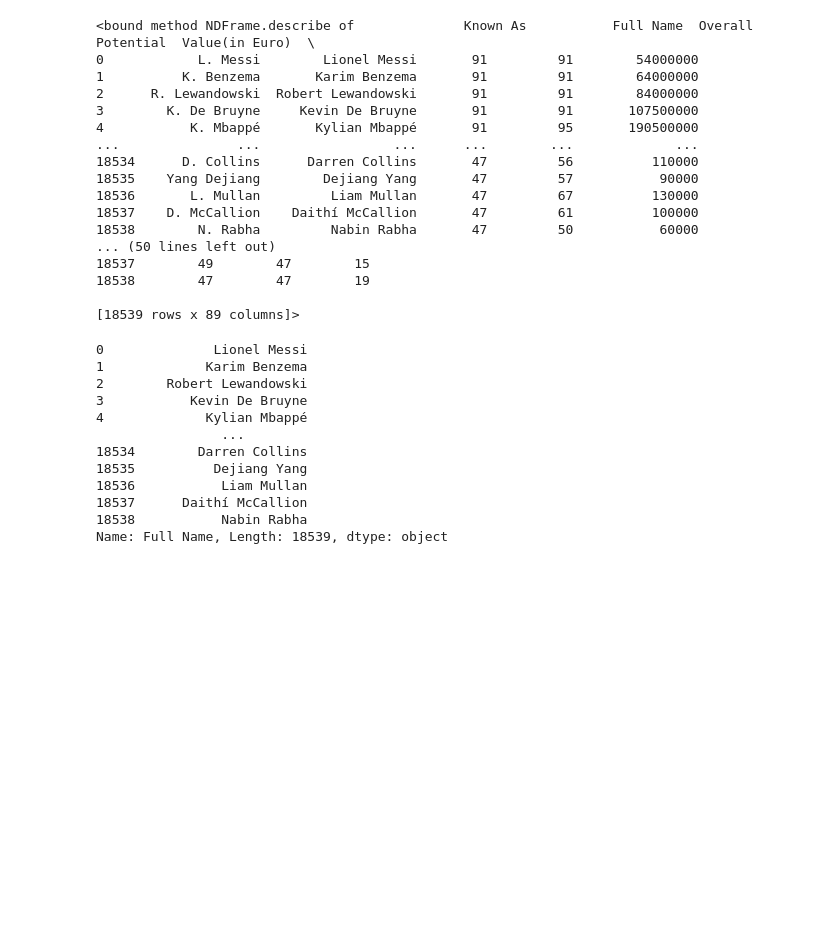
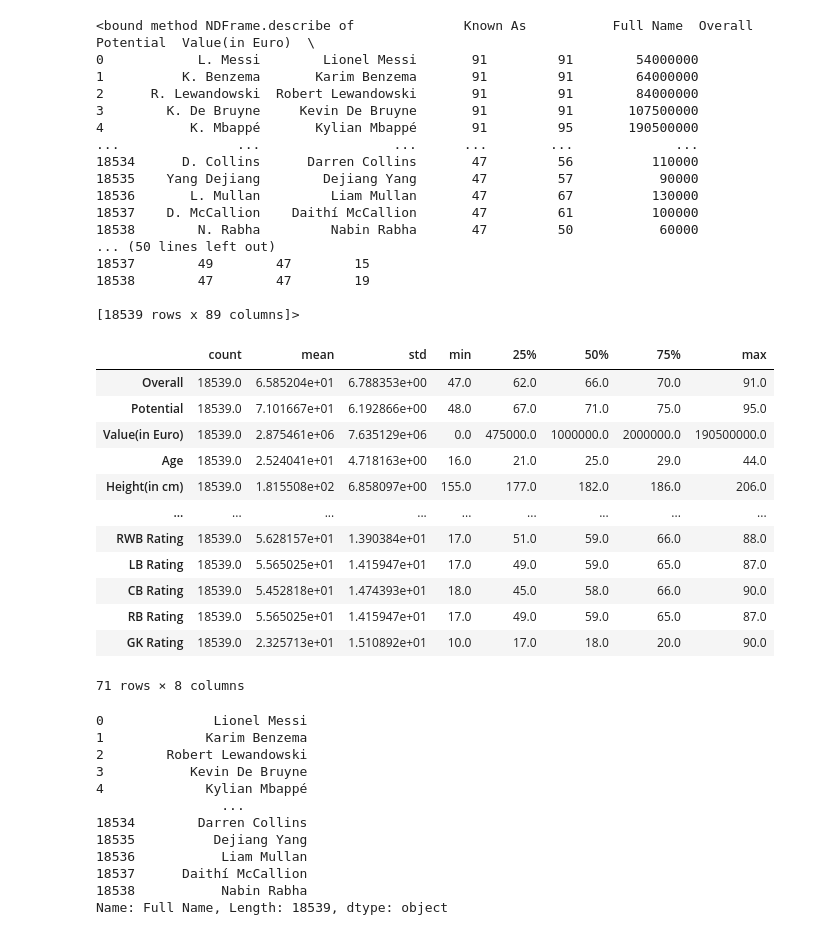
Before and after one commit to diogo-costa-silva/Data-Science, a Jupyter notebook: players-fifa23/players-fifa23.ipynb, the cells around one changed output. Drawn from its saved outputs; the diff is of its cells as text; code cells hidden in the pictures; blank space fills up the shorter version.

```diff
--- a/players-fifa23/players-fifa23.ipynb
+++ b/players-fifa23/players-fifa23.ipynb
@@ -76,6 +223,22 @@ players_fifa23.describe
 18538        47        47        19
 
 [18539 rows x 89 columns]>
+# %%
+players_fifa23.describe().T
+# %% [output]
+|  | count | mean | std | min | 25% | 50% | 75% | max |
+| Overall | 18539.0 | 6.585204e+01 | 6.788353e+00 | 47.0 | 62.0 | 66.0 | 70.0 | 91.0 |
+| Potential | 18539.0 | 7.101667e+01 | 6.192866e+00 | 48.0 | 67.0 | 71.0 | 75.0 | 95.0 |
+| Value(in Euro) | 18539.0 | 2.875461e+06 | 7.635129e+06 | 0.0 | 475000.0 | 1000000.0 | 2000000.0 | 190500000.0 |
+| Age | 18539.0 | 2.524041e+01 | 4.718163e+00 | 16.0 | 21.0 | 25.0 | 29.0 | 44.0 |
+| Height(in cm) | 18539.0 | 1.815508e+02 | 6.858097e+00 | 155.0 | 177.0 | 182.0 | 186.0 | 206.0 |
+| ... | ... | ... | ... | ... | ... | ... | ... | ... |
+| RWB Rating | 18539.0 | 5.628157e+01 | 1.390384e+01 | 17.0 | 51.0 | 59.0 | 66.0 | 88.0 |
+| LB Rating | 18539.0 | 5.565025e+01 | 1.415947e+01 | 17.0 | 49.0 | 59.0 | 65.0 | 87.0 |
+| CB Rating | 18539.0 | 5.452818e+01 | 1.474393e+01 | 18.0 | 45.0 | 58.0 | 66.0 | 90.0 |
+| RB Rating | 18539.0 | 5.565025e+01 | 1.415947e+01 | 17.0 | 49.0 | 59.0 | 65.0 | 87.0 |
+| GK Rating | 18539.0 | 2.325713e+01 | 1.510892e+01 | 10.0 | 17.0 | 18.0 | 20.0 | 90.0 |
+71 rows × 8 columns
 # %%
 players_fifa23["Full Name"]
 # %% [output]
```
Also changed, not shown: parts of 32 cells of this notebook, 1 other file.
